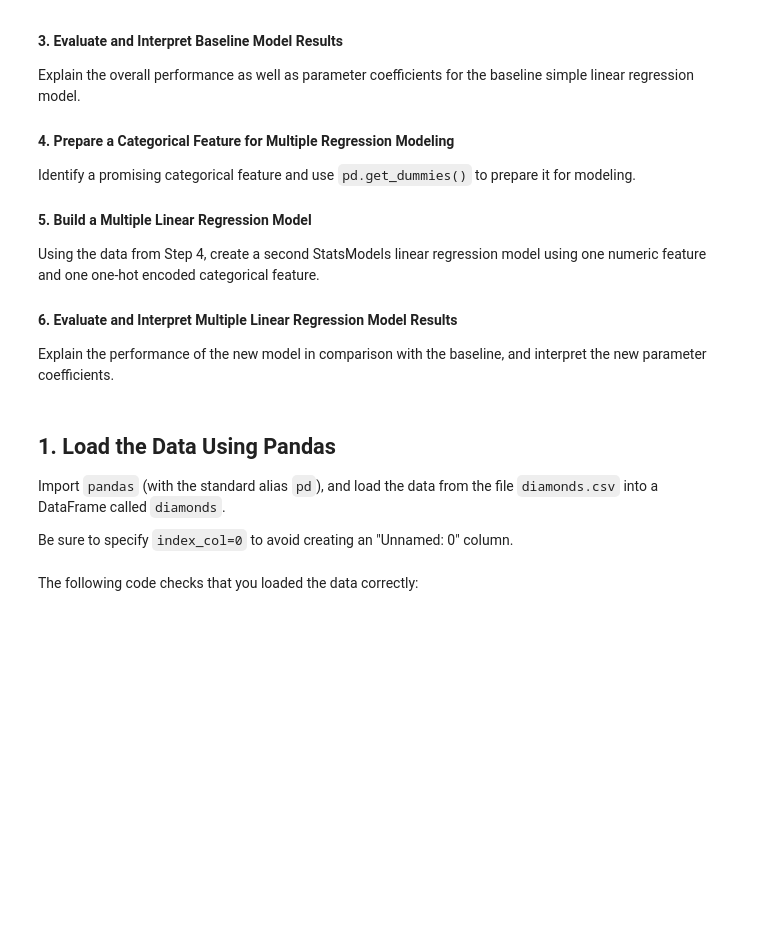
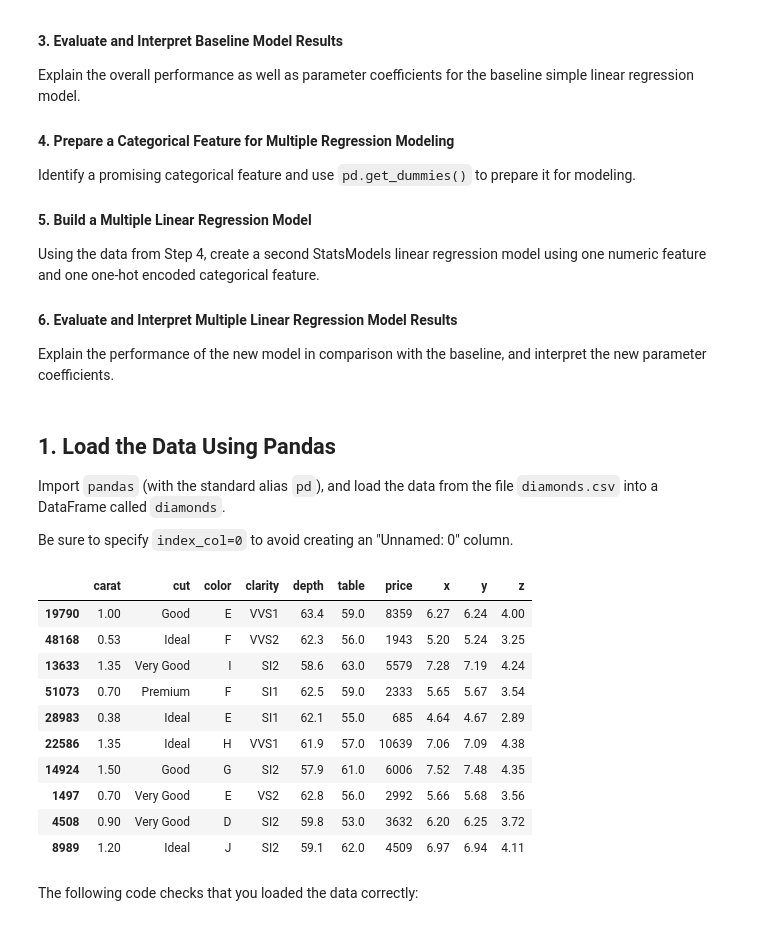
Before and after one commit to Wolfie3D/dsc-multiple-regression-cumulative-lab, a Jupyter notebook: index.ipynb, the cells around one changed output. Cells and saved outputs as stored; diff of their text form; code cells hidden in the pictures; blank space fills up the shorter version.

```diff
--- a/index.ipynb
+++ b/index.ipynb
@@ -75,3 +73,21 @@ Be sure to specify `index_col=0` to avoid creating an "Unnamed: 0" column.
+# %%
+# Your code here
+import pandas as pd
+diamonds = pd.read_csv('diamonds.csv',index_col=0)
+
+diamonds.sample(10)
+# %% [output]
+|  | carat | cut | color | clarity | depth | table | price | x | y | z |
+| 19790 | 1.00 | Good | E | VVS1 | 63.4 | 59.0 | 8359 | 6.27 | 6.24 | 4.00 |
+| 48168 | 0.53 | Ideal | F | VVS2 | 62.3 | 56.0 | 1943 | 5.20 | 5.24 | 3.25 |
+| 13633 | 1.35 | Very Good | I | SI2 | 58.6 | 63.0 | 5579 | 7.28 | 7.19 | 4.24 |
+| 51073 | 0.70 | Premium | F | SI1 | 62.5 | 59.0 | 2333 | 5.65 | 5.67 | 3.54 |
+| 28983 | 0.38 | Ideal | E | SI1 | 62.1 | 55.0 | 685 | 4.64 | 4.67 | 2.89 |
+| 22586 | 1.35 | Ideal | H | VVS1 | 61.9 | 57.0 | 10639 | 7.06 | 7.09 | 4.38 |
+| 14924 | 1.50 | Good | G | SI2 | 57.9 | 61.0 | 6006 | 7.52 | 7.48 | 4.35 |
+| 1497 | 0.70 | Very Good | E | VS2 | 62.8 | 56.0 | 2992 | 5.66 | 5.68 | 3.56 |
+| 4508 | 0.90 | Very Good | D | SI2 | 59.8 | 53.0 | 3632 | 6.20 | 6.25 | 3.72 |
+| 8989 | 1.20 | Ideal | J | SI2 | 59.1 | 62.0 | 4509 | 6.97 | 6.94 | 4.11 |
 # %% [markdown]
 The following code checks that you loaded the data correctly:
 # %%
```
Also changed, not shown: parts of 10 cells of this notebook.
